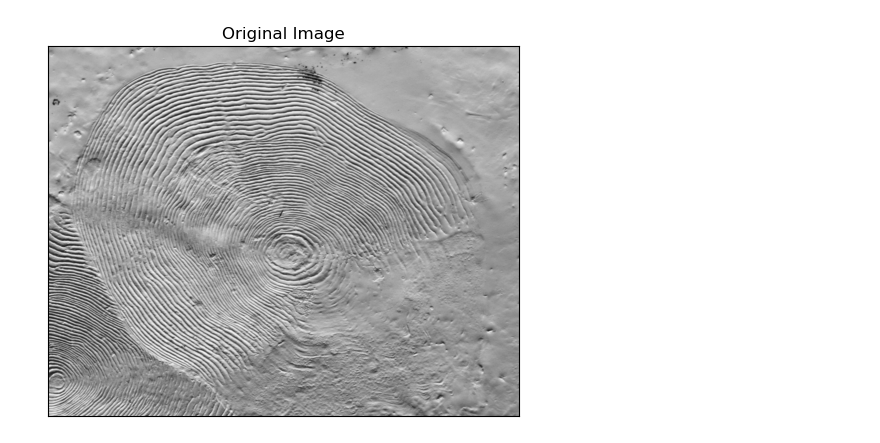
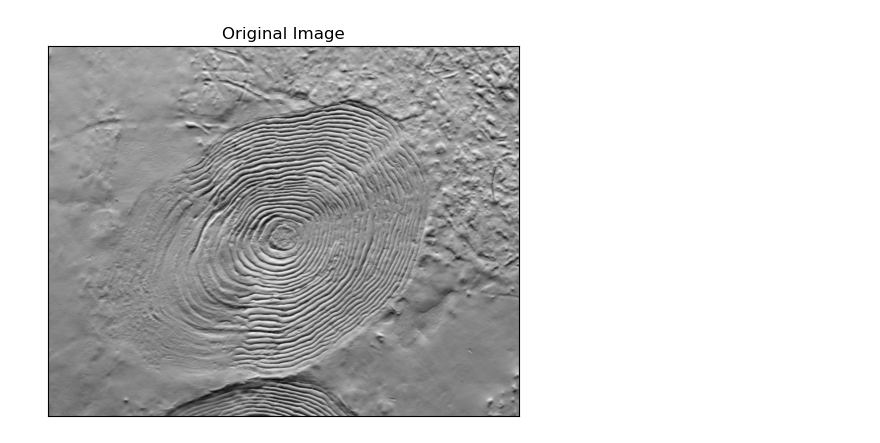
Before and after one commit to riyaeliza123/Automatic-scales-measurement, a Jupyter notebook: plot_transect.ipynb, the cells around one changed output. Cells and saved outputs as stored; diff of their text form; code cells hidden in the pictures.

```diff
--- a/plot_transect.ipynb
+++ b/plot_transect.ipynb
@@ -3,5 +3,5 @@ import cv2
 import numpy as np
 from matplotlib import pyplot as plt
 # %%
-image = cv2.imread("data/PSF0001_14a.tif", cv2.IMREAD_GRAYSCALE)
+image = cv2.imread("data/PSF0001_11b.tif", cv2.IMREAD_GRAYSCALE)
 # %%
@@ -9,11 +9,11 @@ edges = cv2.Canny(image, threshold1=50, threshold2=400)
 # %%
-x_c, y_c = 1300, 1050 # Center of the scale - get this programatically
+x_c, y_c = 1237, 967 # Center of the scale - get this programatically from detect_center.ipynb
 
 plt.imshow(image,cmap = 'gray')
 plt.title('Original Image'), plt.xticks([]), plt.yticks([])
 plt.show()
 # %% [output]
-[figure, old version]
+[figure, new version]
 # %%
 plt.imshow(edges,cmap = 'gray')
 plt.scatter([x_c], [y_c], color='red', s=5, label='Center')
```
Also changed, not shown: parts of 3 cells of this notebook, 8 other files.
